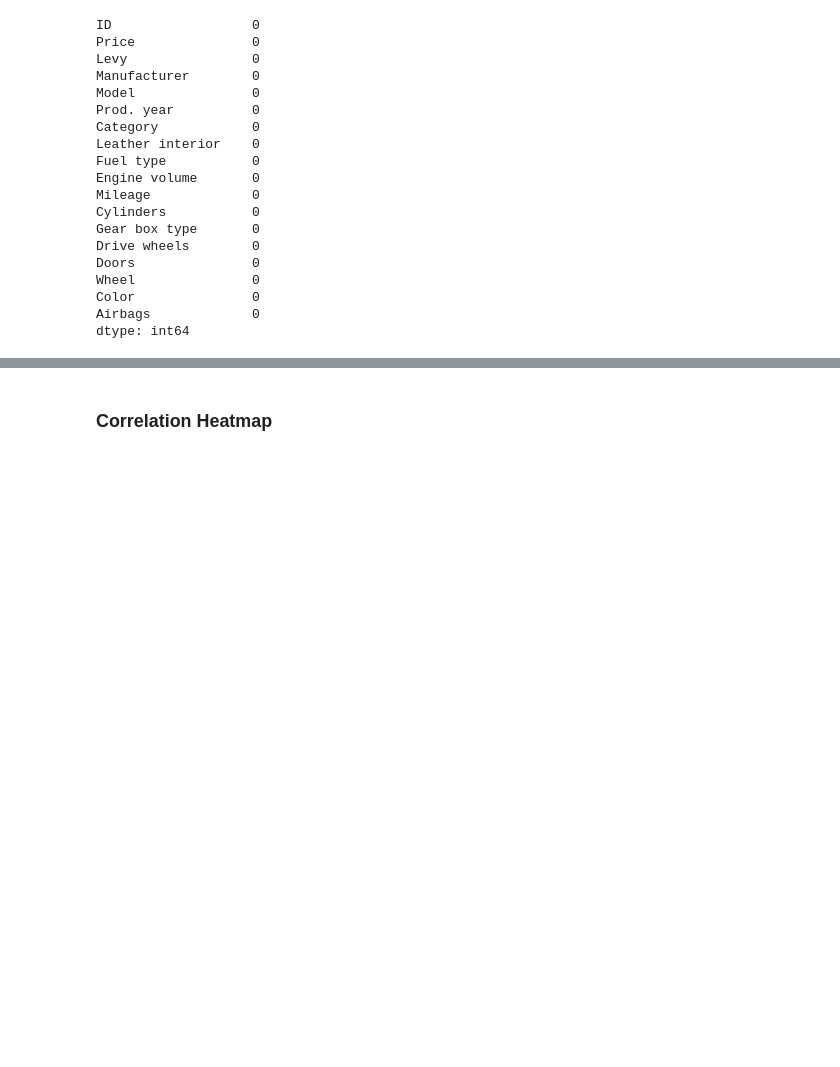
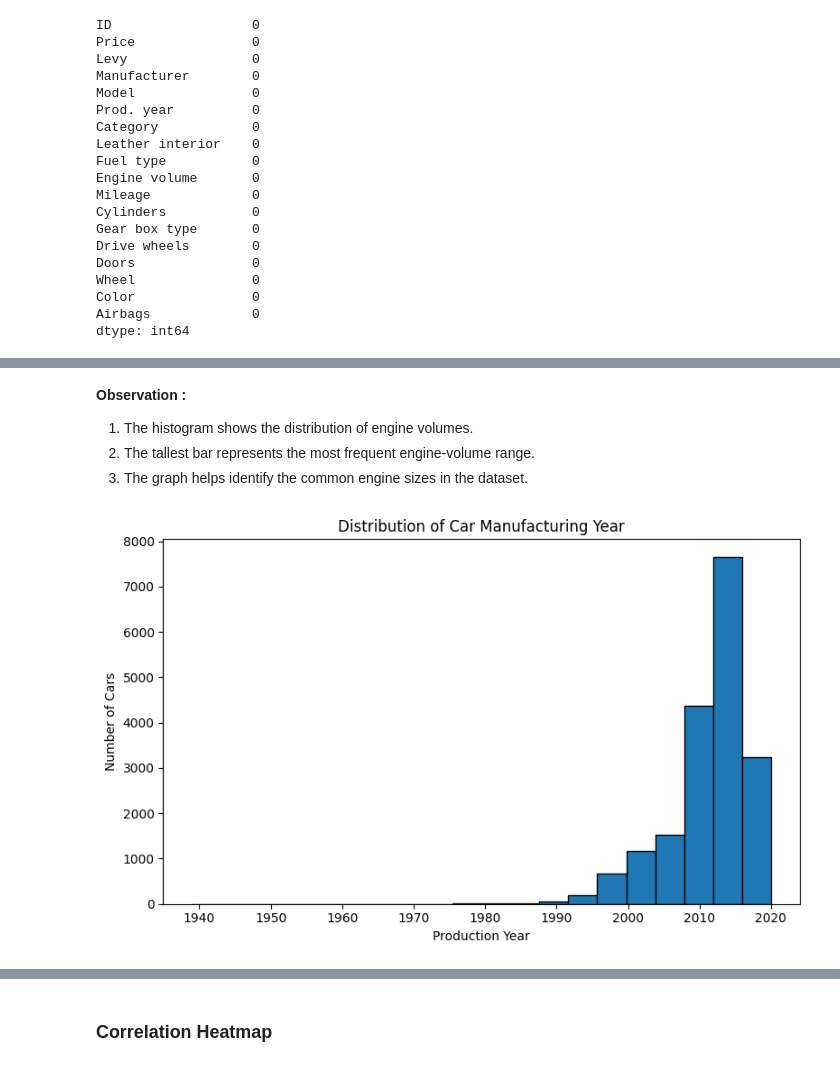
Before and after one commit to kavaderohan2005-netizen/ML-Project, a Jupyter notebook: project/Cars_Prediction.ipynb, the cells around one changed output, grey strips where cells are left out. Saved outputs shown, nothing was run; the diff lists cells and outputs as text; code cells hidden in the pictures; blank space fills up the shorter version.

```diff
--- a/project/Cars_Prediction.ipynb
+++ b/project/Cars_Prediction.ipynb
@@ -451,0 +472,17 @@ plt.show()
+# %% [markdown]
+**Observation :**
+
+1. The histogram shows the distribution of engine volumes.
+2. The tallest bar represents the most frequent engine-volume range.
+3. The graph helps identify the common engine sizes in the dataset.
+# %%
+# Histogram of Car Manufacturing Year
+plt.figure(figsize=(8, 5))
+plt.hist(df_clean["Prod. year"], bins=20, edgecolor="black")
+plt.title("Distribution of Car Manufacturing Year")
+plt.xlabel("Production Year")
+plt.ylabel("Number of Cars")
+plt.tight_layout()
+plt.show()
+# %% [output]
+[figure, added]
```
Also changed, not shown: parts of 153 cells of this notebook, 6 other files.
